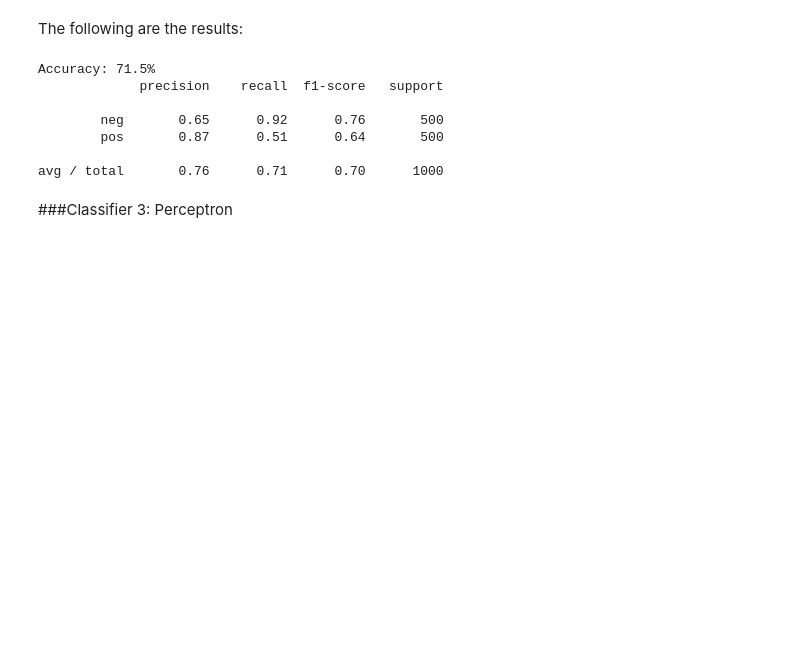
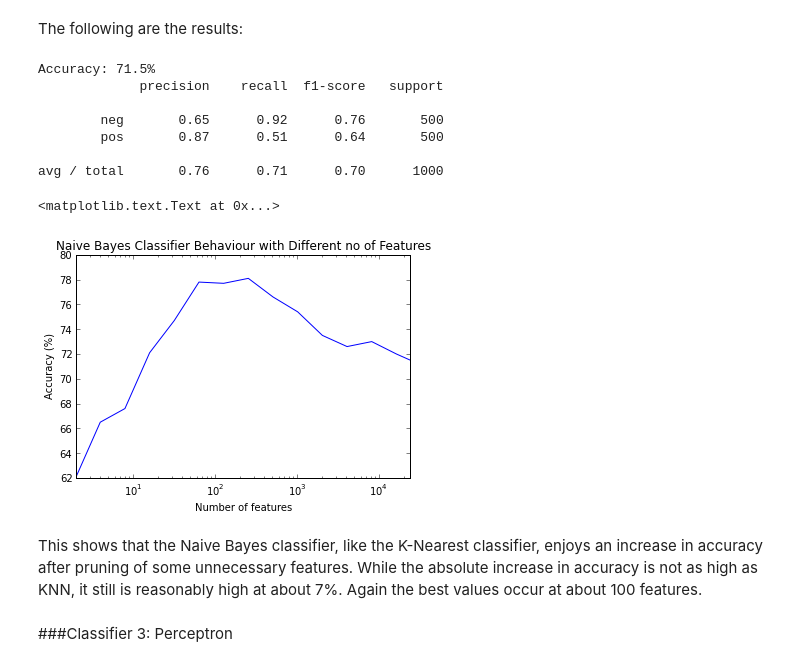
Before and after one commit to DJSagarAhire/Sentiment-Analysis-Comparative-Study, a Jupyter notebook: notebooks/01_Classification-Unigram-Presence.ipynb, the cells around one changed output. Drawn from its saved outputs; the diff is of its cells as text; code cells hidden in the pictures; blank space fills up the shorter version.

```diff
--- a/notebooks/01_Classification-Unigram-Presence.ipynb
+++ b/notebooks/01_Classification-Unigram-Presence.ipynb
@@ -216,6 +216,30 @@ Accuracy: 71.5%
         pos       0.87      0.51      0.64       500
 
 avg / total       0.76      0.71      0.70      1000
+# %%
+from sklearn.naive_bayes import BernoulliNB
+from sklearn.metrics import accuracy_score
+
+unigram_nb = BernoulliNB(binarize=None)
+
+accuracies = []
+kvals = logspace(1, 14, num=14, base=2.0)  # k = 2, 4, 8, 16, ...
+kvals = append(kvals, [unigram_train_X.shape[1]])
+for k in kvals:
+    unigram_predict_y = select_classify(unigram_nb, k)
+    accuracies.append(accuracy_score(unigram_test_y, unigram_predict_y) * 100)
+
+plot(kvals, accuracies)
+xscale('log')
+xlim([0, unigram_train_X.shape[1]])
+xlabel('Number of features')
+ylabel('Accuracy (%)')
+title('Naive Bayes Classifier Behaviour with Different no of Features')
+# %% [output]
+<matplotlib.text.Text at 0x...>
+[figure, added]
+# %% [markdown]
+This shows that the Naive Bayes classifier, like the K-Nearest classifier, enjoys an increase in accuracy after pruning of some unnecessary features. While the absolute increase in accuracy is not as high as KNN, it still is reasonably high at about 7%. Again the best values occur at about 100 features.
 # %% [markdown]
 ###Classifier 3: Perceptron
 # %%
```
Also changed, not shown: parts of 7 cells of this notebook, 1 other file.
